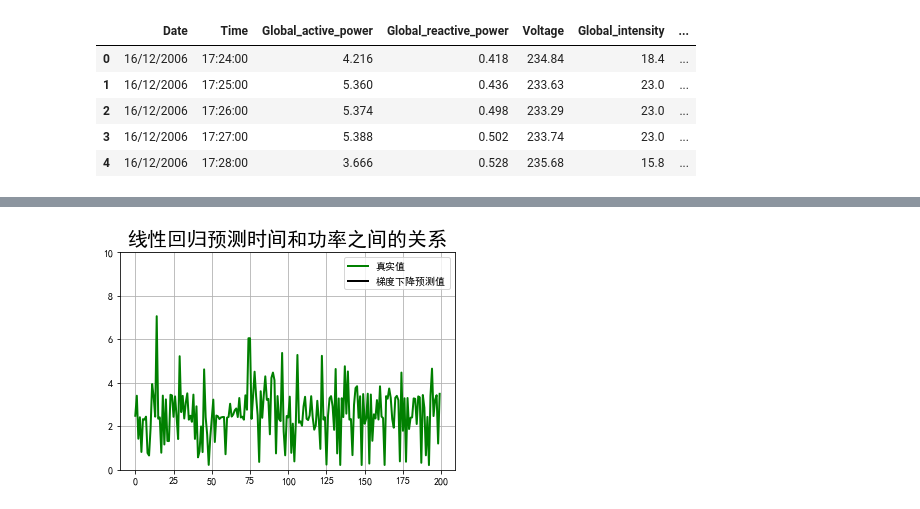
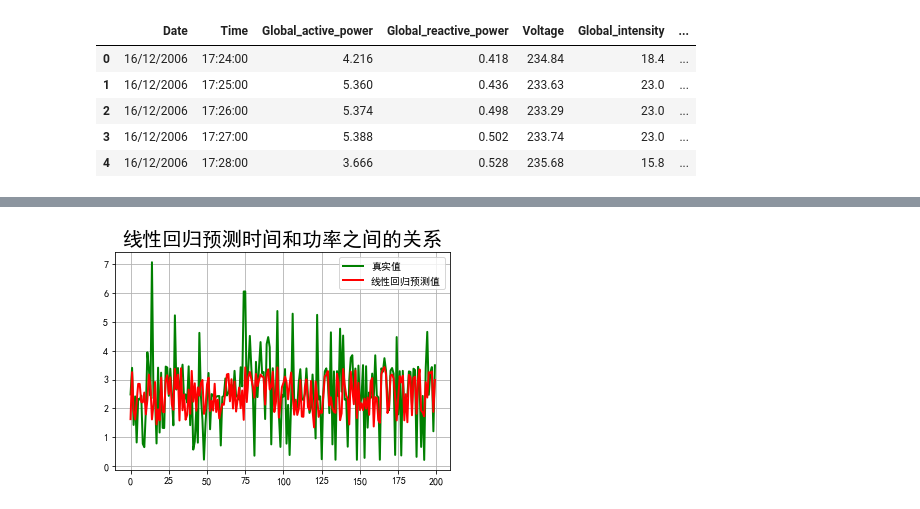
Before and after one commit to zlwmzh/pythonLearn, a Jupyter notebook: jupyter_notebook_code/2019-06-13 家庭用电预测：线性回归算法（时间与功率&功率与电流之间的关系)[复习1].ipynb, the cells around one changed output, grey strips where cells are left out. Cells and saved outputs as stored; diff of their text form; code cells hidden in the pictures.

```diff
--- a/jupyter_notebook_code/2019-06-13 家庭用电预测：线性回归算法（时间与功率&功率与电流之间的关系)[复习1].ipynb
+++ b/jupyter_notebook_code/2019-06-13 家庭用电预测：线性回归算法（时间与功率&功率与电流之间的关系)[复习1].ipynb
@@ -97,14 +97,11 @@ print(sgd_model.coef_)
 # %%
-
 x_show = np.arange(len(X_test))
 plt.plot(x_show,Y_test,c='g',linewidth=2,label = '真实值')
-plt.plot(x_show,predict_sgd,c='black',linewidth=2,label = '梯度下降预测值')
 plt.plot(x_show,Y_predict,c='r',linewidth=2,label = '线性回归预测值')
 
-plt.ylim(0,10)
 plt.legend()
 plt.title("线性回归预测时间和功率之间的关系", fontsize=20)
 plt.grid(b=True)#加网格
 plt.show()
 # %% [output]
-[figure, old version]
+[figure, new version]
```
Also changed, not shown: parts of 2 cells of this notebook, 5 other files.
